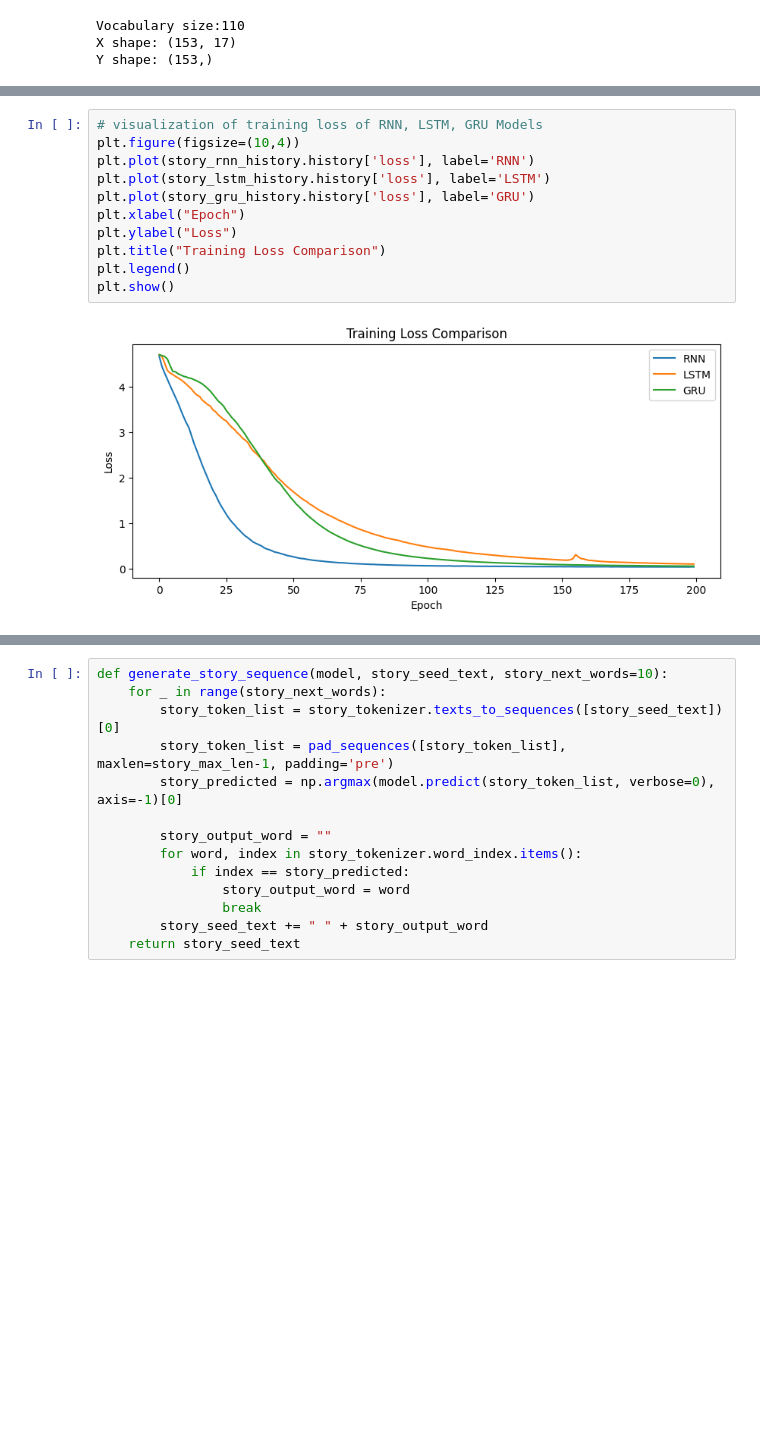
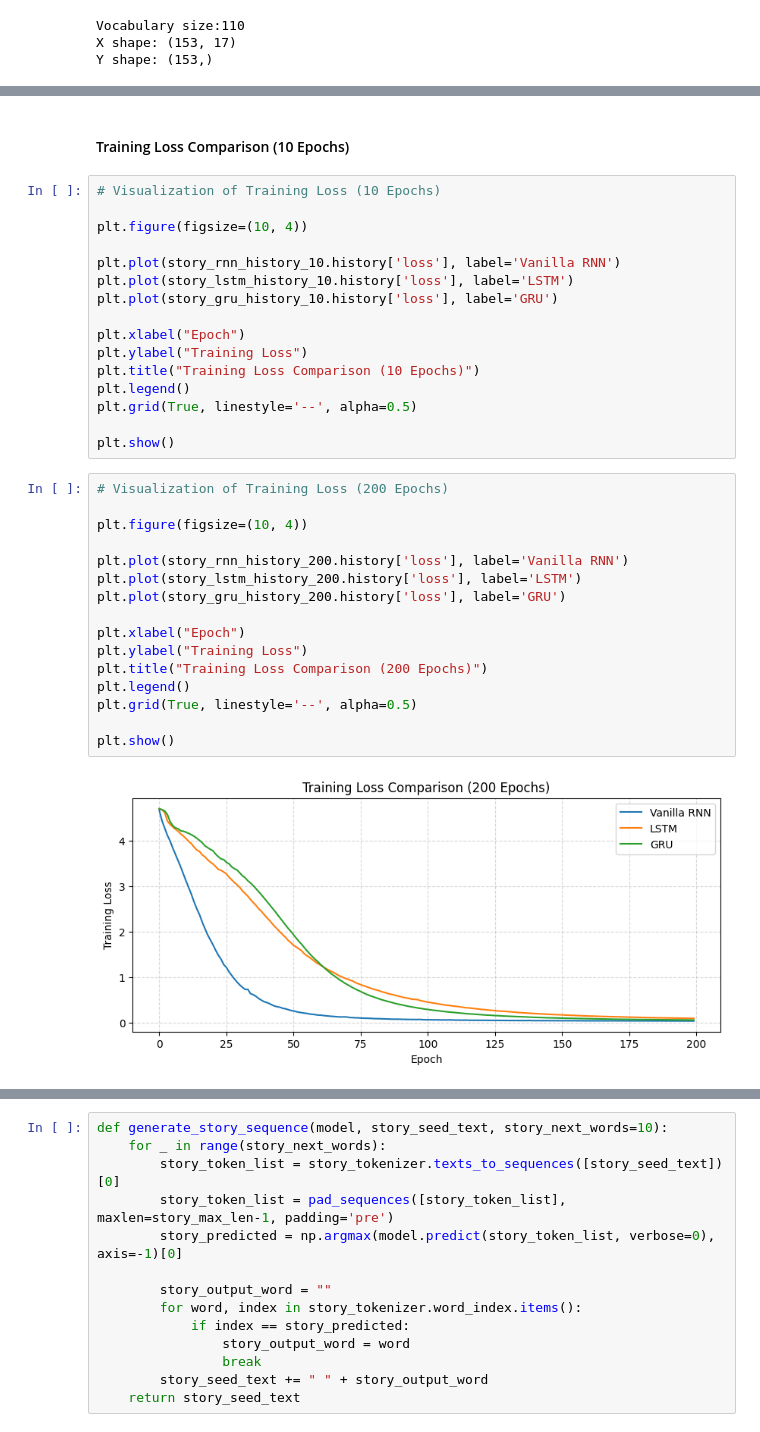
Before and after one commit to bhavanibeemanpalli2108/celebal_assignments, a Jupyter notebook: WEEK5/WEEK5_Bhavani_Beemanpalli_cvr.ipynb, the cells around one changed output, grey strips where cells are left out. Drawn from its saved outputs; the diff is of its cells as text; blank space fills up the shorter version.

```diff
--- a/WEEK5/WEEK5_Bhavani_Beemanpalli_cvr.ipynb
+++ b/WEEK5/WEEK5_Bhavani_Beemanpalli_cvr.ipynb
@@ -474,13 +585,36 @@ Completed GRU training
+# %% [markdown]
+#### Training Loss Comparison (10 Epochs)
 # %%
-# visualization of training loss of RNN, LSTM, GRU Models
-plt.figure(figsize=(10,4))
-plt.plot(story_rnn_history.history['loss'], label='RNN')
-plt.plot(story_lstm_history.history['loss'], label='LSTM')
-plt.plot(story_gru_history.history['loss'], label='GRU')
+# Visualization of Training Loss (10 Epochs)
+
+plt.figure(figsize=(10, 4))
+
+plt.plot(story_rnn_history_10.history['loss'], label='Vanilla RNN')
+plt.plot(story_lstm_history_10.history['loss'], label='LSTM')
+plt.plot(story_gru_history_10.history['loss'], label='GRU')
+
 plt.xlabel("Epoch")
-plt.ylabel("Loss")
-plt.title("Training Loss Comparison")
+plt.ylabel("Training Loss")
+plt.title("Training Loss Comparison (10 Epochs)")
 plt.legend()
+plt.grid(True, linestyle='--', alpha=0.5)
+
 plt.show()
-# %% [output]
-[figure, removed]
+# %%
+# Visualization of Training Loss (200 Epochs)
+
+plt.figure(figsize=(10, 4))
+
+plt.plot(story_rnn_history_200.history['loss'], label='Vanilla RNN')
+plt.plot(story_lstm_history_200.history['loss'], label='LSTM')
+plt.plot(story_gru_history_200.history['loss'], label='GRU')
+
+plt.xlabel("Epoch")
+plt.ylabel("Training Loss")
+plt.title("Training Loss Comparison (200 Epochs)")
+plt.legend()
+plt.grid(True, linestyle='--', alpha=0.5)
+
+plt.show()
+# %% [output]
+[figure, added]
```
Also changed, not shown: parts of 13 cells of this notebook.
